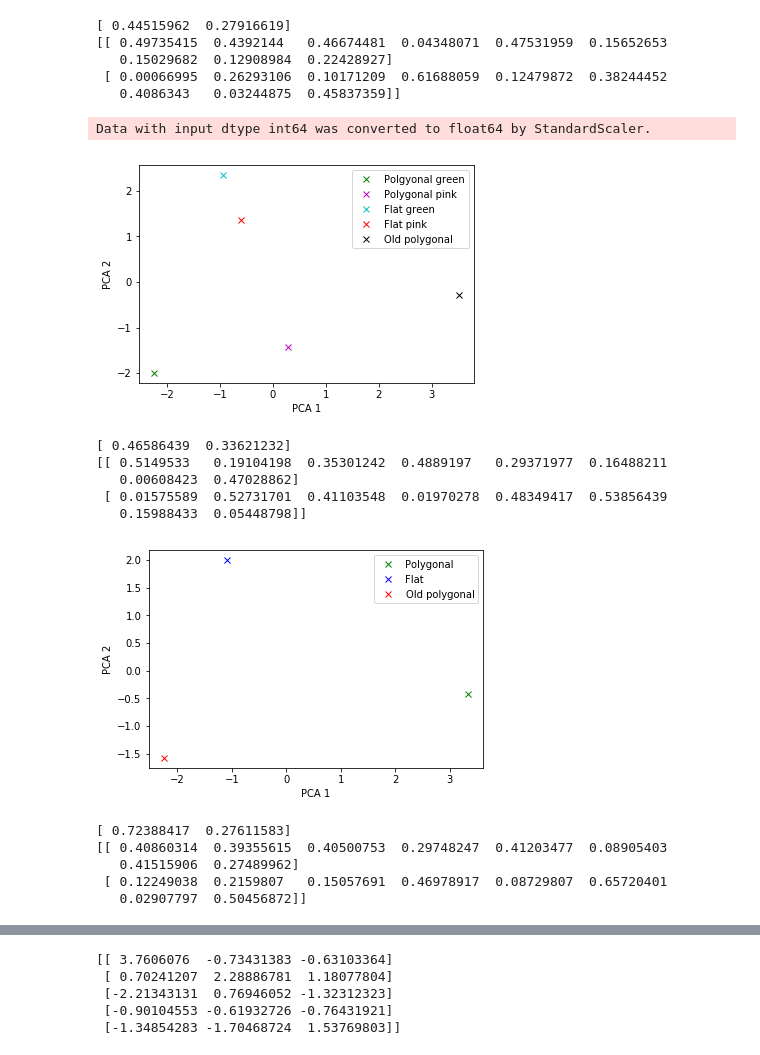
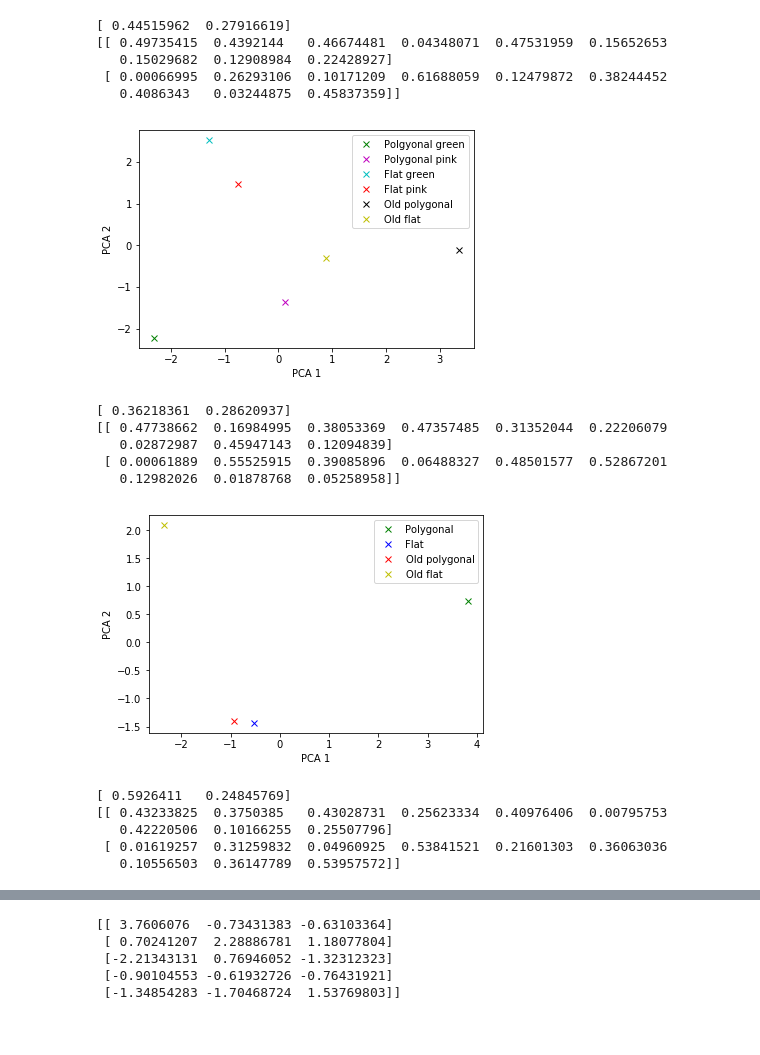
Before and after one commit to sriemer1/senior-thesis, a Jupyter notebook: Jmicrovision data .ipynb, the cells around one changed output, grey strips where cells are left out. Drawn from its saved outputs; the diff is of its cells as text; code cells hidden in the pictures.

```diff
--- a/Jmicrovision data .ipynb
+++ b/Jmicrovision data .ipynb
@@ -466,11 +466,12 @@ from scipy import *
 from sklearn.preprocessing import StandardScaler
 import matplotlib.pyplot as plt
 
-X=np.array([[1343,109,103,27,16,1,0,0],
-[2118,45,151,68,10,3,4,0],
-[1856,5,63,54,2,18,1,0],
-[1851,7,93,41,0,8,0,0],
-[3526,30,151,90,0,1,0,1]])
+X=np.array([[1343,109,103,27,16,1,0,0,0],
+[2118,45,151,68,10,3,4,0,0],
+[1856,5,63,54,2,18,1,0,0],
+[1851,7,93,41,0,8,0,0,0],
+[3526,30,151,90,0,1,0,1,0],
+[3790,48,112,46,2,1,0,0,1]])
 
 X_std = StandardScaler().fit_transform(X)
 pca = decomposition.PCA(n_components=2)
@@ -481,7 +482,8 @@ p2,=plt.plot(Y[1][0],Y[1][1],'mx', label='Polygonal pink')
 p3,=plt.plot(Y[2][0],Y[2][1],'cx',label='Flat green')
 p4,=plt.plot(Y[3][0],Y[3][1],'rx',label='Flat pink')
 p5,=plt.plot(Y[4][0],Y[4][1],'kx',label='Old polygonal')
-plt.legend(handles=[p1, p2,p3,p4,p5])
+p6,=plt.plot(Y[5][0],Y[5][1],'yx',label='Old flat')
+plt.legend(handles=[p1, p2,p3,p4,p5,p6])
 plt.xlabel('PCA 1')
 plt.ylabel('PCA 2')
 plt.show()
@@ -489,48 +491,49 @@ plt.show()
 print(pca.explained_variance_ratio_) #what percent of the variance PCA 1 and 2 explain
 print(abs(pca.components_)) #component scores, how much each variable influences PCA 1 and 2
 # %% [output]
+[figure, new version]
-Data with input dtype int64 was converted to float64 by StandardScaler.
+[ 0.36218361  0.28620937]
+[[ 0.47738662  0.16984995  0.38053369  0.47357485  0.31352044  0.22206079
+   0.02872987  0.45947143  0.12094839]
+ [ 0.00061889  0.55525915  0.39085896  0.06488327  0.48501577  0.52867201
+   0.12982026  0.01878768  0.05258958]]
-[figure, old version]
-[ 0.46586439  0.33621232]
-[[ 0.5149533   0.19104198  0.35301242  0.4889197   0.29371977  0.16488211
-   0.00608423  0.47028862]
- [ 0.01575589  0.52731701  0.41103548  0.01970278  0.48349417  0.53856439
-   0.15988433  0.05448798]]
 # %%
 #PCA on point count data with amorphous organic matter, bulk mats, relative abundances
 
 from sklearn import decomposition
 from sklearn import datasets
 from sklearn import linear_model
 import numpy as np
 from sklearn.preprocessing import StandardScaler
 import matplotlib.pyplot as plt
 
-X=np.array([[86.56828414,3.851925963,6.353176588,2.376188094,0.650325163,0.100050025,0.100050025,0],
-[92.69817454,0.300075019,3.900975244,2.375593898,0.050012503,0.650162541,0.025006252,0],
-[92.81389839,0.789681495,3.974730192,2.369044485,0,0.026322717,0,0.026322717]])
+X=np.array([[86.56828414,3.851925963,6.353176588,2.376188094,0.650325163,0.100050025,0.100050025,0,0],
+[92.69817454,0.300075019,3.900975244,2.375593898,0.050012503,0.650162541,0.025006252,0,0],
+[92.81389839,0.789681495,3.974730192,2.369044485,0,0.026322717,0,0.026322717,0],
+[94.75,1.2,2.8,1.15,0.05,0.025,0,0,0.025]])
 
 X_std = StandardScaler().fit_transform(X)
 pca = decomposition.PCA(n_components=2)
 Y = pca.fit_transform(X_std)
 
 p1,=plt.plot(Y[0][0],Y[0][1],'gx', label='Polygonal')
 p2,=plt.plot(Y[1][0],Y[1][1],'bx',label='Flat')
 p3,=plt.plot(Y[2][0],Y[2][1],'rx',label='Old polygonal')
-plt.legend(handles=[p1, p2,p3])
+p4,=plt.plot(Y[3][0],Y[3][1],'yx',label='Old flat')
+plt.legend(handles=[p1, p2,p3,p4])
 plt.xlabel('PCA 1')
 plt.ylabel('PCA 2')
 plt.show()
 
 print(pca.explained_variance_ratio_) #what percent of the variance PCA 1 and 2 explain
 print(abs(pca.components_)) #component scores, how much each variable influences PCA 1 and 2
 # %% [output]
-[figure, old version]
+[figure, new version]
-[ 0.72388417  0.27611583]
-[[ 0.40860314  0.39355615  0.40500753  0.29748247  0.41203477  0.08905403
-   0.41515906  0.27489962]
- [ 0.12249038  0.2159807   0.15057691  0.46978917  0.08729807  0.65720401
-   0.02907797  0.50456872]]
+[ 0.5926411   0.24845769]
+[[ 0.43233825  0.3750385   0.43028731  0.25623334  0.40976406  0.00795753
+   0.42220506  0.10166255  0.25507796]
+ [ 0.01619257  0.31259832  0.04960925  0.53841521  0.21601303  0.36063036
+   0.10556503  0.36147789  0.53957572]]
 # %%
 #PCA on point count data with amorphous organic matter, bulk mats, absolute abundances
 
```
Also changed, not shown: parts of 9 cells of this notebook.
